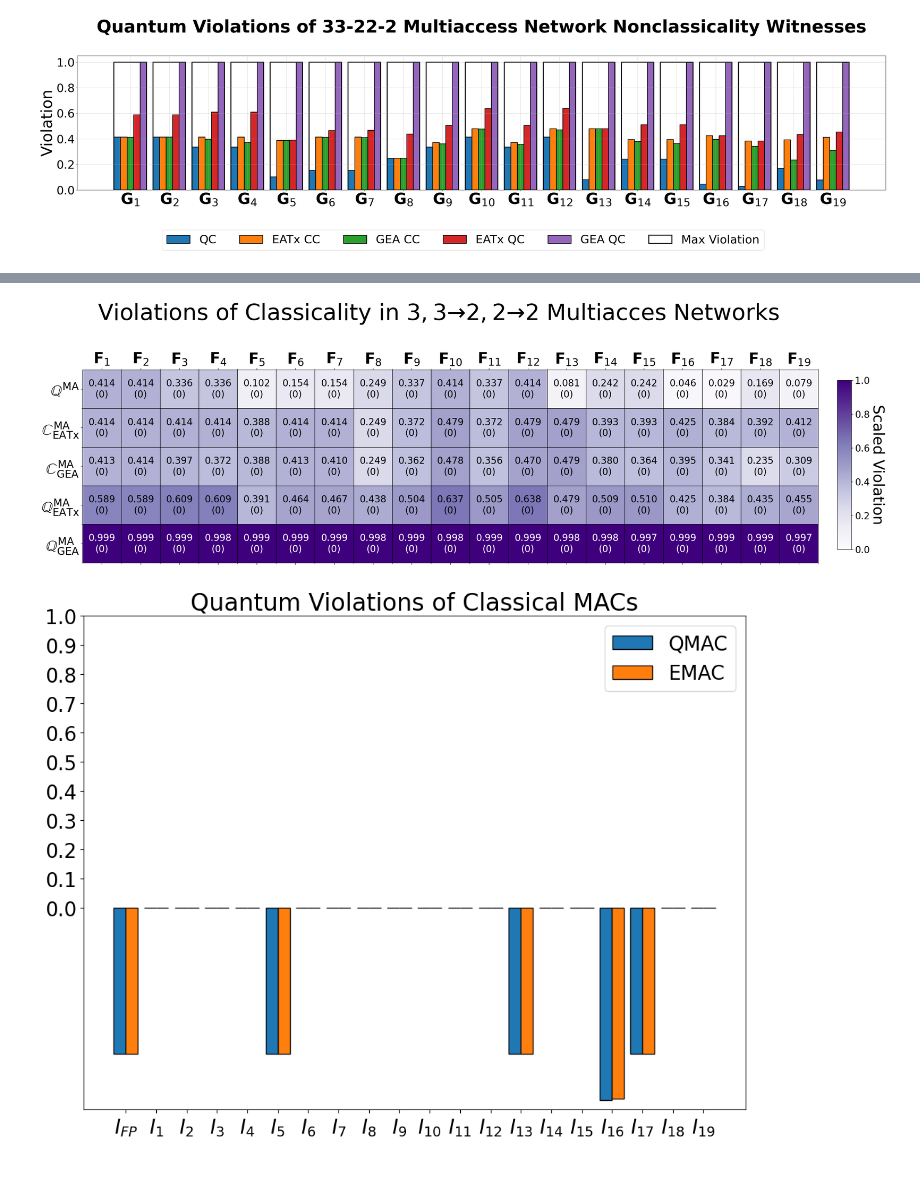
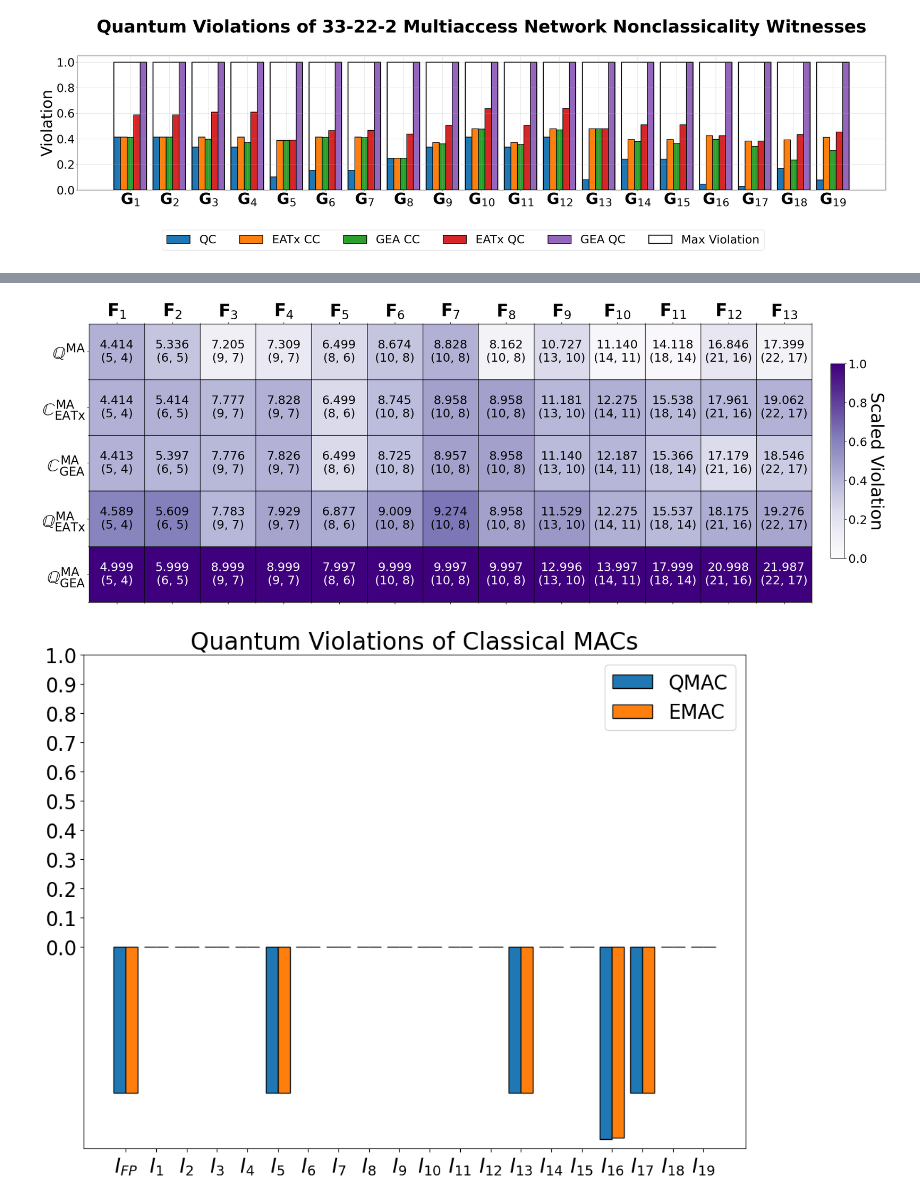
Before and after one commit to ChitambarLab/nonclassicality-in-quantum-communication-networks-supplemental-code, a Jupyter notebook: notebook/33-22-2_multiaccess_violations.ipynb, the cells around one changed output, grey strips where cells are left out. Cells and saved outputs as stored; diff of their text form; code cells hidden in the pictures; blank space fills up the shorter version.

```diff
--- a/notebook/33-22-2_multiaccess_violations.ipynb
+++ b/notebook/33-22-2_multiaccess_violations.ipynb
@@ -253,9 +234,9 @@ SyntaxError: invalid syntax (4225619063.py, line 18)
 # %%
 import matplotlib as mpl
 
-fig, ax = plt.subplots(nrows=1, ncols=1, figsize=(28,10))
+fig, ax = plt.subplots(nrows=1, ncols=1, figsize=(24,10))
 
-fig.suptitle(r"Violations of Classicality in $3,3\to 2,2\to 2$ Multiacces Networks", size=48)
+# fig.suptitle(r"Violations of Classicality in $3,3\to 2,2\to 2$ Multiacces Networks", size=42)
 
 configuration_names = [
     r"$\mathbb{Q}^{\rm{MA}}$",
@@ -265,22 +246,66 @@ configuration_names = [
     r"$\mathbb{Q}^{\rm{MA}}_{\rm{GEA}}$",
 ]
 game_names = [
-    r"$\mathbf{F}_1$", r"$\mathbf{F}_2$",r"$\mathbf{F}_3$", r"$\mathbf{F}_4$", r"$\mathbf{F}_5$", r"$\mathbf{F}_6$", r"$\mathbf{F}_7$", r"$\mathbf{F}_8$", r"$\mathbf{F}_9$", r"$\mathbf{F}_{10}$",
-    r"$\mathbf{F}_{11}$", r"$\mathbf{F}_{12}$",r"$\mathbf{F}_{13}$", r"$\mathbf{F}_{14}$", r"$\mathbf{F}_{15}$", r"$\mathbf{F}_{16}$", r"$\mathbf{F}_{17}$", r"$\mathbf{F}_{18}$", r"$\mathbf{F}_{19}$",
+    r"$\mathbf{F}_1$",
+    # r"$\mathbf{F}_2$",
+    r"$\mathbf{F}_2$",
+    # r"$\mathbf{F}_4$",
+    r"$\mathbf{F}_3$",
+    r"$\mathbf{F}_4$",
+    # r"$\mathbf{F}_7$",
+    r"$\mathbf{F}_5$",
+    r"$\mathbf{F}_6$",
+    r"$\mathbf{F}_{7}$",
+    # r"$\mathbf{F}_{11}$",
+    # r"$\mathbf{F}_{12}$",
+    r"$\mathbf{F}_{8}$",
+    r"$\mathbf{F}_{9}$",
+    # r"$\mathbf{F}_{15}$",
+    r"$\mathbf{F}_{10}$",
+    r"$\mathbf{F}_{11}$",
+    r"$\mathbf{F}_{12}$",
+    r"$\mathbf{F}_{13}$",
 ]
+sublist_ids = [1,3,5,6,8,9,10,13,14,16,17,18,19]
 
+class_bounds = [7] + [ineq[0] for ineq in src.bisender_mac_bounds()]
+quant_bounds = quantum_bounds()
+max_bounds = [class_bounds[i] + quant_bounds[i] for i in range(len(class_bounds))]
 
 cc_table_data = np.array(list(map(
-    lambda row: [0] * len(game_names),
+    lambda row: [class_bounds[i] for i in sublist_ids] ,
     configuration_names
 )))
+max_table_data = np.array(list(map(
+    lambda row: [max_bounds[i] for i in sublist_ids] ,
+    configuration_names
+)))
+# cc_table_data = np.array(list(map(
+#     lambda row: [0] * len(game_names),
+#     configuration_names
+# )))
+
 violation_table_data = np.array([
-    qmac_xor_max_violations[1:],
-    ea_mac_xor_max_violations[1:],
-    ea3_cmac_xor_max_violations[1:],
-    ea_qmac_xor_max_violations[1:],
-    ea3_qmac_xor_max_violations[1:],
+    [qmac_xor_max_violations[i] for i in sublist_ids],
+    [ea_mac_xor_max_violations[i] for i in sublist_ids],
+    [ea3_cmac_xor_max_violations[i] for i in sublist_ids],
+    [ea_qmac_xor_max_violations[i] for i in sublist_ids],
+    [ea3_qmac_xor_max_violations[i] for i in sublist_ids],
 ])
+raw_violation_table_data = np.array([
+    [qmac_xor_raw_violations[i] for i in sublist_ids],
+    [ea_mac_xor_raw_violations[i] for i in sublist_ids],
+    [ea3_cmac_xor_raw_violations[i] for i in sublist_ids],
+    [ea_qmac_xor_raw_violations[i] for i in sublist_ids],
+    [ea3_qmac_xor_raw_violations[i] for i in sublist_ids],
+])
+# violation_table_data = np.array([
+#     qmac_xor_max_violations[1:],
+#     ea_mac_xor_max_violations[1:],
+#     ea3_cmac_xor_max_violations[1:],
+#     ea_qmac_xor_max_violations[1:],
+#     ea3_qmac_xor_max_violations[1:],
+# ])
 
 
 # color bar and plotting colored data
@@ -294,45 +319,46 @@ x_tick_labels = game_names
 
 ax.set_yticks([y + 0.5 for y in range(0, 5)], minor=True)
 
-ax.set_xticks([x + 0.5 for x in range(0, 19)], minor=True)
-ax.set_xticks([x for x in range(0, 19)], minor=False)
+ax.set_xticks([x + 0.5 for x in range(0, 13)], minor=True)
+ax.set_xticks([x for x in range(0, 13)], minor=False)
 ax.grid(which="minor", ls="-", lw=1, color="black")
 ax.set_xticklabels(game_names, fontsize=32)
 
 
 ax.set_yticklabels([""] + configuration_names, fontsize=32)
 
-mat_num_font=20
+mat_num_font=22
 text_color_threshold = 0.65
 
 import decimal
 decimal.getcontext().rounding = decimal.ROUND_DOWN
 n_decimals = 3
 
 for y in range(len(cc_table_data)):
     for x in range(len(cc_table_data[0])):
 
         cc_val = cc_table_data[y][x]
+        max_val = max_table_data[y][x]
         violation_val = violation_table_data[y][x]
+        raw_violation_val = raw_violation_table_data[y][x]
 
         text_color = "white" if violation_val >= text_color_threshold else "black"
 
-        ax.text(x, y, str(round(decimal.Decimal(violation_val), n_decimals)) + "\n(" + str(int(cc_val)) + ")",
+        ax.text(x, y, str(round(decimal.Decimal(raw_violation_val), n_decimals)) + "\n(" + str(int(max_val)) + ", " + str(int(cc_val)) + ")",
         # qc_ax.text(x, y, '%.3f' % qc_val + "\n" + "(" + str(int(cc_val)) + ")",
             horizontalalignment='center',
             verticalalignment='center',
             size=mat_num_font,
             color=text_color
         )
 
 
-
 cb_ax = fig.add_axes([0.92, 0.25, 0.015, 0.5])
 cbar = fig.colorbar(pcm, cax=cb_ax)
 cbar.ax.set_ylabel('Scaled Violation', rotation=270, size=32, labelpad=32)
 cbar.ax.tick_params(labelsize=mat_num_font)
 # %% [output]
-[figure, old version]
+[figure, new version]
 # %%
 x_labels = [
     r"$I_{FP}$", r"$I_1$", r"$I_2$",r"$I_3$", r"$I_4$", r"$I_5$", r"$I_6$", r"$I_7$", r"$I_8$", r"$I_9$", r"$I_{10}$",
```
Also changed, not shown: parts of 2 cells of this notebook, 8 other files.
